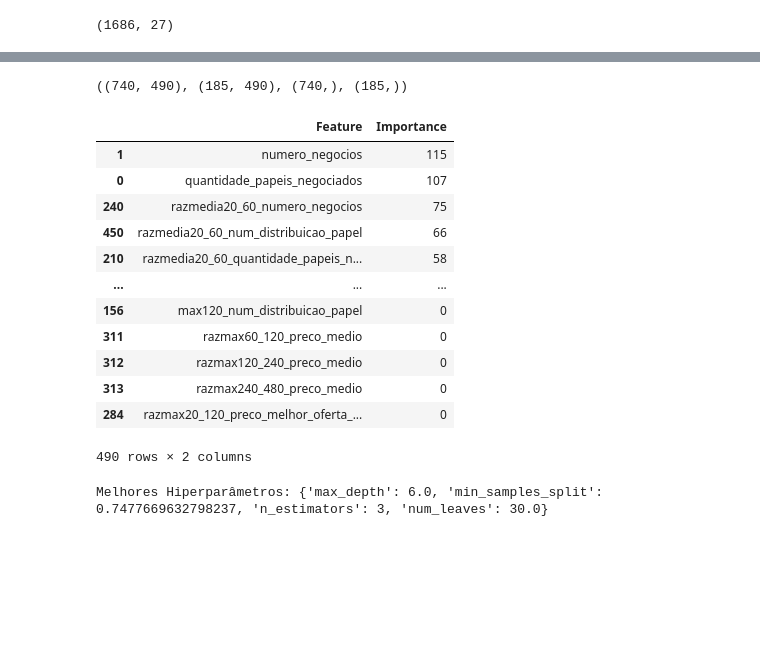
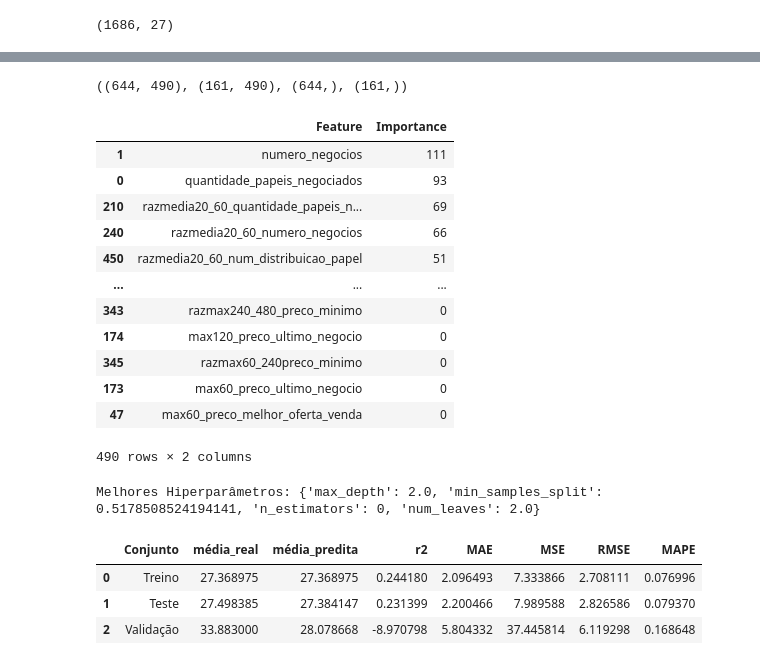
Before and after one commit to MatheusHenriqueDaSilva/data_science, a Jupyter notebook: pro_acoes_2.ipynb, the cells around one changed output, grey strips where cells are left out. Drawn from its saved outputs; the diff is of its cells as text; code cells hidden in the pictures; blank space fills up the shorter version.

```diff
--- a/pro_acoes_2.ipynb
+++ b/pro_acoes_2.ipynb
@@ -269,41 +250,41 @@ Index(['quantidade_papeis_negociados', 'numero_negocios',
 # %%
-X_train, X_test, Y_train, Y_test = train_test_split(data_train_test[Lista_dados_pre_trat_charge],
+X_train_temp, X_test_temp, Y_train, Y_test = train_test_split(data_train_test[Lista_dados_pre_trat_charge],
                                                     data_train_test['target'],
                                                     test_size=0.2,
                                                     random_state=42)
-X_train.shape,X_test.shape,Y_train.shape,Y_test.shape
+X_train_temp.shape,X_test_temp.shape,Y_train.shape,Y_test.shape
 # %% [output]
-((740, 490), (185, 490), (740,), (185,))
+((644, 490), (161, 490), (644,), (161,))
 # %%
 # FEATURE SELECTION
 import lightgbm as lgb
 
 clf = lgb.LGBMRegressor(n_estimators=100, random_state=43, verbose=-1)# troque aqui qual classificador quer utilizar: GradientBoostingClassifier, DecisionTreeClassifier
-clf.fit(X_train, Y_train)
+clf.fit(X_train_temp, Y_train)
 
 # Obter importância das variáveis
 feature_importances = clf.feature_importances_
 features = pd.DataFrame({
-    'Feature': X_train.columns,
+    'Feature': X_train_temp.columns,
     'Importance': feature_importances
 })
 
 # Ordenar variáveis por importância
 features = features.sort_values(by='Importance', ascending=False)
 features
 # %% [output]
 |  | Feature | Importance |
-| 1 | numero_negocios | 115 |
-| 0 | quantidade_papeis_negociados | 107 |
-| 240 | razmedia20_60_numero_negocios | 75 |
-| 450 | razmedia20_60_num_distribuicao_papel | 66 |
-| 210 | razmedia20_60_quantidade_papeis_n... | 58 |
+| 1 | numero_negocios | 111 |
+| 0 | quantidade_papeis_negociados | 93 |
+| 210 | razmedia20_60_quantidade_papeis_n... | 69 |
+| 240 | razmedia20_60_numero_negocios | 66 |
+| 450 | razmedia20_60_num_distribuicao_papel | 51 |
 | ... | ... | ... |
-| 156 | max120_num_distribuicao_papel | 0 |
-| 311 | razmax60_120_preco_medio | 0 |
-| 312 | razmax120_240_preco_medio | 0 |
-| 313 | razmax240_480_preco_medio | 0 |
-| 284 | razmax20_120_preco_melhor_oferta_... | 0 |
+| 343 | razmax240_480_preco_minimo | 0 |
+| 174 | max120_preco_ultimo_negocio | 0 |
+| 345 | razmax60_240preco_minimo | 0 |
+| 173 | max60_preco_ultimo_negocio | 0 |
+| 47 | max60_preco_melhor_oferta_venda | 0 |
 490 rows × 2 columns
 # %%
 # Estabelecer um limite de corte, por exemplo, x% da importância máxima
@@ -318,11 +302,12 @@ selected_features_charge = joblib.load('/content/selected_features.pkl')
 from hyperopt import fmin, tpe, hp, Trials
 from sklearn import metrics
 
+list_estimators = [3,5,7,10, 20, 30, 40, 50]
 space = {
-    'n_estimators': hp.choice('n_estimators', [50, 100, 200, 300]),  # Escolha entre esses valores
-    'max_depth': hp.quniform('max_depth', 3, 15, 1),  # Inteiros de 3 a 15
+    'n_estimators': hp.choice('n_estimators', list_estimators),  # Escolha entre esses valores
+    'max_depth': hp.quniform('max_depth', 2, 3, 1),  # Inteiros de 3 a 15
     'min_samples_split': hp.uniform('min_samples_split', 0.1, 1.0),  # Float entre 0.1 e 1.0
-    'num_leaves': hp.quniform('num_leaves', 2, 30, 1),  # Inteiros de 2 a 15
+    'num_leaves': hp.quniform('num_leaves', 2, 6, 1),  # Inteiros de 2 a 15
 }
 
 def objetivo(params):
@@ -337,8 +322,8 @@ def objetivo(params):
     modelo.fit(X_train, Y_train)
 
     # Avaliar no conjunto de teste (holdout)
-    Y_pred = modelo.predict(X_test)
-    score = metrics.mean_absolute_error(Y_test, Y_pred)
+    Y_predi = modelo.predict(X_test)
+    score = metrics.mean_absolute_error(Y_test, Y_predi)
 
     return -score
 
@@ -348,10 +333,10 @@ best = fmin(
     fn=objetivo,  # Função a minimizar
     space=space,  # Espaço de busca
     algo=tpe.suggest,  # Algoritmo (TPE = Tree-structured Parzen Estimator)
-    max_evals=20,  # Número de tentativas
+    max_evals=50,  # Número de tentativas
     trials=trials  # Salva histórico
 )
 
 print("Melhores Hiperparâmetros:", best)
 # %% [output]
-Melhores Hiperparâmetros: {'max_depth': 6.0, 'min_samples_split': 0.7477669632798237, 'n_estimators': 3, 'num_leaves': 30.0}
+Melhores Hiperparâmetros: {'max_depth': 2.0, 'min_samples_split': 0.5178508524194141, 'n_estimators': 0, 'num_leaves': 2.0}
@@ -358,17 +357,30 @@ Melhores Hiperparâmetros: {'max_depth': 6.0, 'min_samples_split': 0.74776696327
 # %%
 from sklearn import metrics
-predictions = best_model.predict(x_teste_final)
-predictions2 = best_model.predict(x_treino_final)
+
+X_valid = data_validacao[selected_features_charge]
+Y_valid = data_validacao['target']
+
+pred_train = modelo_final_charge.predict(X_train)
+pred_test  = modelo_final_charge.predict(X_test)
+pred_valid = modelo_final_charge.predict(X_valid)
+
+
 
 metrics_df = pd.DataFrame({
-    'Conjunto': ['Treino', 'Teste'],
-    'média': [predictions.mean(),y_teste_final.mean()],
-    'r2': [metrics.r2_score(y_treino_final, predictions2),metrics.r2_score(y_teste_final, predictions,)],
-    'MAE': [metrics.mean_absolute_error(y_treino_final, predictions2),metrics.mean_absolute_error(y_teste_final, predictions)],
-    'MSE': [metrics.mean_squared_error(y_treino_final, predictions2),metrics.mean_squared_error(y_teste_final, predictions)],
-    'RMSE': [np.sqrt(metrics.mean_squared_error(y_treino_final, predictions2)), np.sqrt(metrics.mean_squared_error(y_teste_final, predictions))],
-    'MAPE': [metrics.mean_absolute_percentage_error(y_treino_final, predictions2), metrics.mean_absolute_percentage_error(y_teste_final, predictions)]
+    'Conjunto': ['Treino', 'Teste', 'Validação'],
+    'média_real': [Y_train.mean(),Y_test.mean(),Y_valid.mean()],
+    'média_predita': [pred_train.mean(),pred_test.mean(),pred_valid.mean()],
+    'r2': [metrics.r2_score(Y_train, pred_train),metrics.r2_score(Y_test, pred_test),metrics.r2_score(Y_valid, pred_valid)],
+    'MAE': [metrics.mean_absolute_error(Y_train, pred_train),metrics.mean_absolute_error(Y_test, pred_test),metrics.mean_absolute_error(Y_valid, pred_valid)],
+    'MSE': [metrics.mean_squared_error(Y_train, pred_train),metrics.mean_squared_error(Y_test, pred_test),metrics.mean_squared_error(Y_valid, pred_valid)],
+    'RMSE': [np.sqrt(metrics.mean_squared_error(Y_train, pred_train)), np.sqrt(metrics.mean_squared_error(Y_test, pred_test)),np.sqrt(metrics.mean_squared_error(Y_valid, pred_valid))],
+    'MAPE': [metrics.mean_absolute_percentage_error(Y_train, pred_train), metrics.mean_absolute_percentage_error(Y_test, pred_test), metrics.mean_absolute_percentage_error(Y_valid, pred_valid)]
 
 
     })
 metrics_df
+# %% [output]
+|  | Conjunto | média_real | média_predita | r2 | MAE | MSE | RMSE | MAPE |
+| 0 | Treino | 27.368975 | 27.368975 | 0.244180 | 2.096493 | 7.333866 | 2.708111 | 0.076996 |
+| 1 | Teste | 27.498385 | 27.384147 | 0.231399 | 2.200466 | 7.989588 | 2.826586 | 0.079370 |
+| 2 | Validação | 33.883000 | 28.078668 | -8.970798 | 5.804332 | 37.445814 | 6.119298 | 0.168648 |
```
Also changed, not shown: parts of 8 cells of this notebook.
